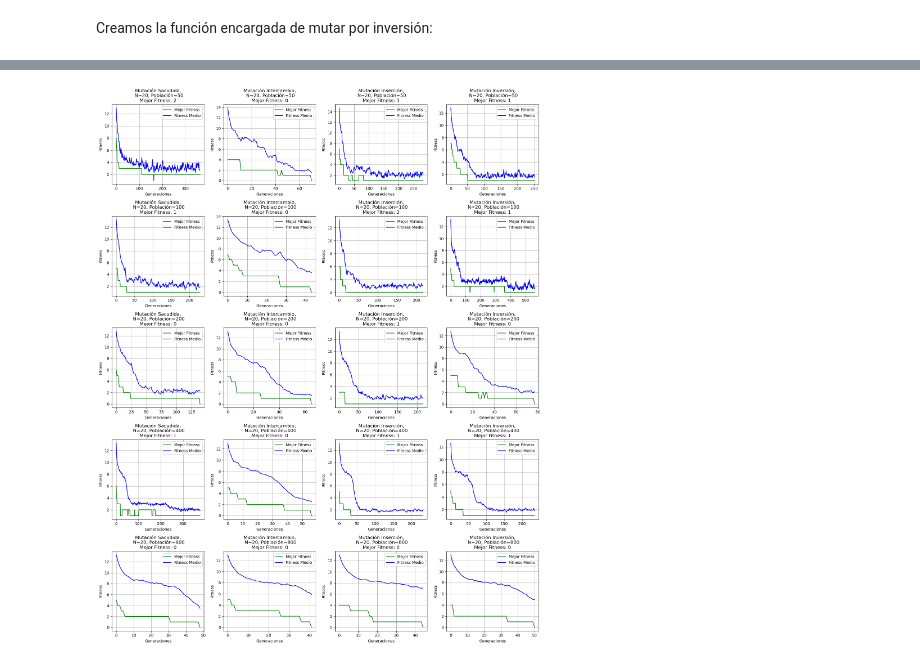
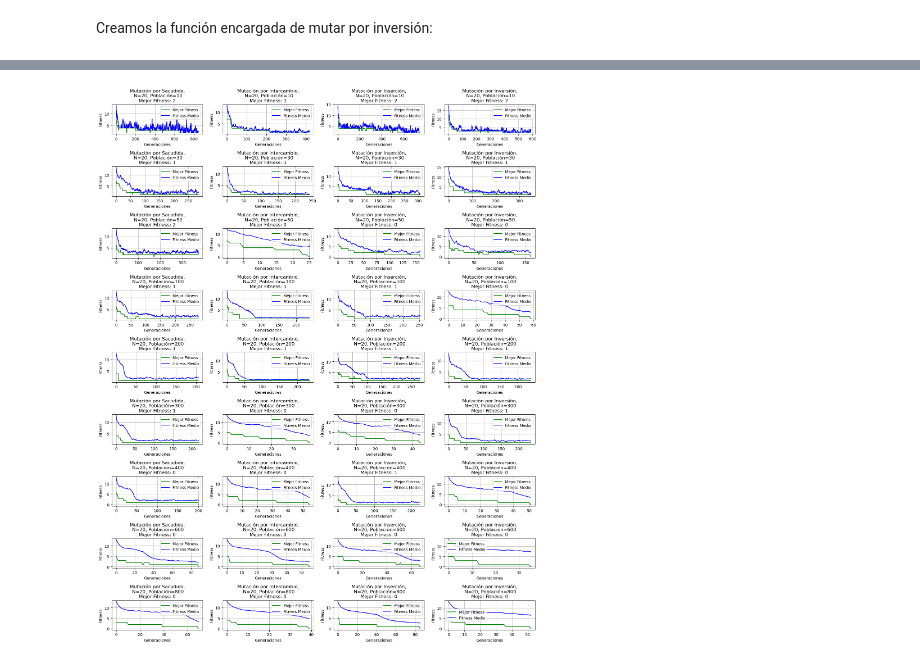
Before and after one commit to julengarciaaa/n-reinas-genetico, a Jupyter notebook: problema_n_reinas.ipynb, the cells around one changed output, grey strips where cells are left out. Cells and saved outputs as stored; diff of their text form; code cells hidden in the pictures.

```diff
--- a/problema_n_reinas.ipynb
+++ b/problema_n_reinas.ipynb
@@ -770,0 +557,3 @@ Primero crearemos una función que calcule el escalamiento sigma los individuos
+# %%
+N_cromosoma = 20
+N_poblaciones = [10, 30, 50, 100, 200, 300, 400, 600, 800]
@@ -1022,19 +985,13 @@ def mutar_individuo_insercion(individuo: 'Individuo') -> 'Individuo':
 # %% [markdown]
 Creamos la función encargada de mutar por inversión:
 # %%
-def mutar_individuo_inversion(individuo: 'Individuo') -> 'Individuo':
-    """
-    Aplica la mutación por inversión a un cromosoma.
-    Se seleccionan dos posiciones aleatorias y se invierten los genes entre esas dos posiciones.
-
-    :param cromosoma: Cromosoma original (permutación de enteros).
-    :return: Cromosoma mutado.
-    """
+def mutar_individuo_inversion(individuo):
+    # Obtenemos el cromosoma
     cromosoma = individuo.cromosoma
     mutado = cromosoma.copy()
     N_cromosoma = len(cromosoma)
 
-    # Seleccionar dos índices aleatorios distintos
+    # Seleccionamos dos índices aleatorios distintos
     i, j = sorted(random.sample(range(N_cromosoma), 2))
 
     # Realizamos la inversión
@@ -1046,67 +1005,82 @@ def mutar_individuo_inversion(individuo: 'Individuo') -> 'Individuo':
 # %%
-N_reinas = 20
-N_poblaciones = [50, 100, 200, 400, 800]
-
 fig, ax = plt.subplots(figsize=(16, 20), ncols=4, nrows=len(N_poblaciones))
 column_titles = [
-    "Mutación Sacudida",
-    "Mutación Intercambio",
-    "Mutación Inserción",
-    "Mutación Inversión"
+    "Mutación por Sacudida",
+    "Mutación por Intercambio",
+    "Mutación por Inserción",
+    "Mutación por Inversión"
 ]
 
 for i, N_poblacion in enumerate(N_poblaciones):
 
     print(f"Realizando pruebas para poblacion={N_poblacion}...")
-    mejor_solucion, mejor_fitness, mejor_fitness_generacion, fitness_medio_generacion = AG(
+
+    # Ejecutamos el algoritmo con mutación por sacudida
+    mejor_solucion, mejor_fitness, mejor_fitness_generacion, fitness_medio_generacion = AG_presion_alta(
         N_poblacion=N_poblacion,
-        N_cromosoma=N,
+        N_cromosoma=N_cromosoma,
         f_fitness=fitness,
+        f_sel_progenitores=seleccionar_progenitores_ruleta_sigma,
+        f_sel_supervivientes=seleccionar_supervivientes_ruleta_sigma,
+        f_cruzamiento=cruzar_progenitores_pmx,
         f_mutacion=mutar_individuo_sacudida,
+        prob_progenitor=0.4,
         prob_cruz=0.9,
         prob_mut=0.3,
-        max_sin_mejoras=200
-    )
-    titulo = f"{column_titles[0]},\n N={N_reinas}, Población={N_poblacion}\nMejor Fitness: {mejor_fitness}"
+        max_sin_mejoras=200)
+
+    titulo = f"{column_titles[0]},\n N={N_cromosoma}, Población={N_poblacion}\nMejor Fitness: {mejor_fitness}"
     crear_grafico_fitness(mejor_fitness_generacion, fitness_medio_generacion, ax=ax[i, 0], titulo=titulo)
 
-    mejor_solucion, mejor_fitness, mejor_fitness_generacion, fitness_medio_generacion = AG(
+    # Ejecutamos el algoritmo con mutación por intercambio
+    mejor_solucion, mejor_fitness, mejor_fitness_generacion, fitness_medio_generacion = AG_presion_alta(
         N_poblacion=N_poblacion,
-        N_cromosoma=N,
+        N_cromosoma=N_cromosoma,
         f_fitness=fitness,
+        f_sel_progenitores=seleccionar_progenitores_ruleta_sigma,
+        f_sel_supervivientes=seleccionar_supervivientes_ruleta_sigma,
+        f_cruzamiento=cruzar_progenitores_pmx,
         f_mutacion=mutar_individuo_intercambio,
+        prob_progenitor=0.4,
         prob_cruz=0.9,
         prob_mut=0.3,
-        max_sin_mejoras=200
-    )
+        max_sin_mejoras=200)
 
-    titulo = f"{column_titles[1]},\n N={N_reinas}, Población={N_poblacion}\nMejor Fitness: {mejor_fitness}"
+    titulo = f"{column_titles[1]},\n N={N_cromosoma}, Población={N_poblacion}\nMejor Fitness: {mejor_fitness}"
     crear_grafico_fitness(mejor_fitness_generacion, fitness_medio_generacion, ax=ax[i, 1], titulo=titulo)
 
-    mejor_solucion, mejor_fitness, mejor_fitness_generacion, fitness_medio_generacion = AG(
+    # Ejecutamos el algoritmo con mutación por inserción
+    mejor_solucion, mejor_fitness, mejor_fitness_generacion, fitness_medio_generacion = AG_presion_alta(
         N_poblacion=N_poblacion,
-        N_cromosoma=N,
+        N_cromosoma=N_cromosoma,
         f_fitness=fitness,
+        f_sel_progenitores=seleccionar_progenitores_ruleta_sigma,
+        f_sel_supervivientes=seleccionar_supervivientes_ruleta_sigma,
+        f_cruzamiento=cruzar_progenitores_pmx,
         f_mutacion=mutar_individuo_insercion,
+        prob_progenitor=0.4,
         prob_cruz=0.9,
         prob_mut=0.3,
-        max_sin_mejoras=200
-    )
+        max_sin_mejoras=200)
 
-    titulo = f"{column_titles[2]},\n N={N_reinas}, Población={N_poblacion}\nMejor Fitness: {mejor_fitness}"
+    titulo = f"{column_titles[2]},\n N={N_cromosoma}, Población={N_poblacion}\nMejor Fitness: {mejor_fitness}"
     crear_grafico_fitness(mejor_fitness_generacion, fitness_medio_generacion, ax=ax[i, 2], titulo=titulo)
 
-    mejor_solucion, mejor_fitness, mejor_fitness_generacion, fitness_medio_generacion = AG(
+    # Ejecutamos el algoritmo con mutación por inversión
+    mejor_solucion, mejor_fitness, mejor_fitness_generacion, fitness_medio_generacion = AG_presion_alta(
         N_poblacion=N_poblacion,
-        N_cromosoma=N,
+        N_cromosoma=N_cromosoma,
         f_fitness=fitness,
+        f_sel_progenitores=seleccionar_progenitores_ruleta_sigma,
+        f_sel_supervivientes=seleccionar_supervivientes_ruleta_sigma,
+        f_cruzamiento=cruzar_progenitores_pmx,
         f_mutacion=mutar_individuo_inversion,
+        prob_progenitor=0.4,
         prob_cruz=0.9,
         prob_mut=0.3,
-        max_sin_mejoras=200
-    )
+        max_sin_mejoras=200)
 
-    titulo = f"{column_titles[3]},\n N={N_reinas}, Población={N_poblacion}\nMejor Fitness: {mejor_fitness}"
+    titulo = f"{column_titles[3]},\n N={N_cromosoma}, Población={N_poblacion}\nMejor Fitness: {mejor_fitness}"
     crear_grafico_fitness(mejor_fitness_generacion, fitness_medio_generacion, ax=ax[i, 3], titulo=titulo)
 
 plt.tight_layout()
@@ -1119,3 +1097,3 @@ Realizando pruebas para poblacion=400...
 Realizando pruebas para poblacion=800...
-[figure, old version]
+[figure, new version]
 # %% [markdown]
```
Also changed, not shown: parts of 104 cells of this notebook.
